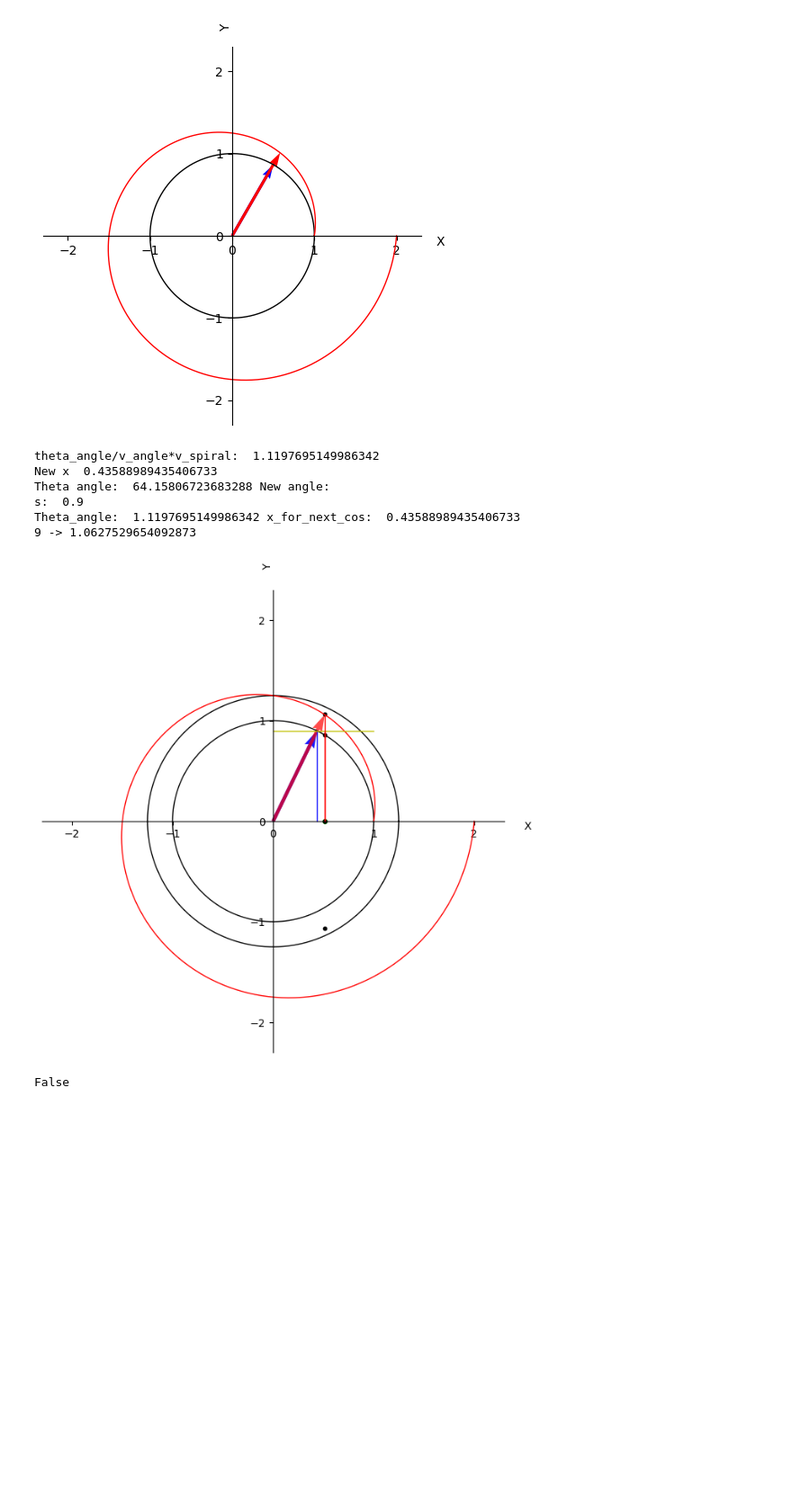
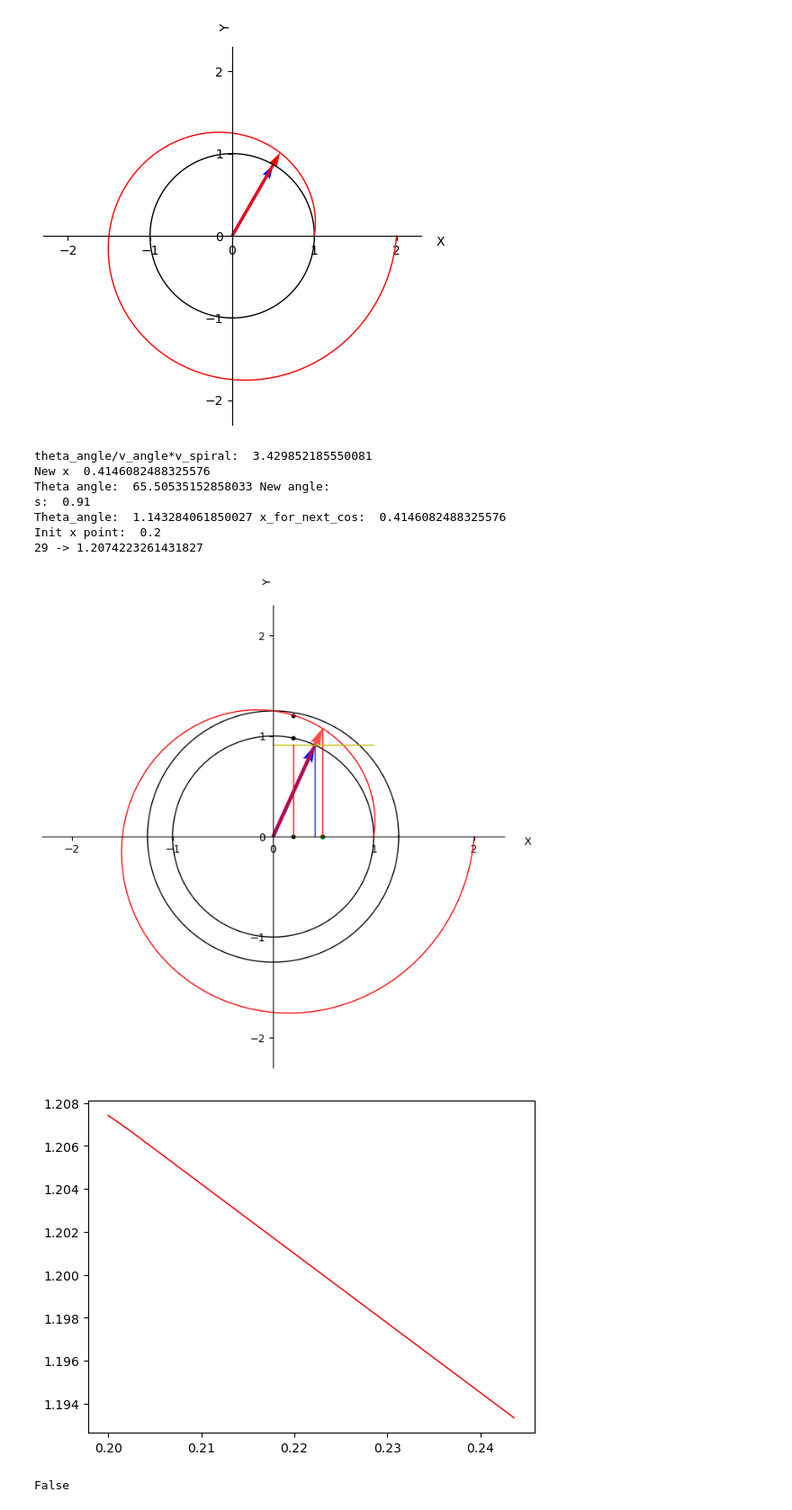
Before and after one commit to Kiril-Lazarov/Intersection-points-between-a-line-and-a-spiral, a Jupyter notebook: Intersection between a line and a spiral.ipynb, the cells around one changed output. Shown at 90% size. Saved outputs shown, nothing was run; the diff lists cells and outputs as text; code cells hidden in the pictures; blank space fills up the shorter version.

Commit message:
Add calculation for new_x in increase_y and rename this function to increas_x_y

```diff
--- a/Intersection between a line and a spiral.ipynb
+++ b/Intersection between a line and a spiral.ipynb
@@ -441,10 +441,11 @@ def calc_new_x_y_and_angle(x_length,unit_vec, spiral_vector_velocity, angle_velo
 
     return new_x, new_y, new_angle, curr_y,addition_vec_length, true_x, streched_vector,vectors_diff
 # %%
-def increase_y(x,y, angle_velocity):
+def increase_x_y(x,y, angle_velocity):
     angle = np.arctan(y/x)
     spiral_y = np.sin(angle)+(angle*angle_velocity) * np.sin(angle)
-    return spiral_y
+    spiral_x = np.cos(angle)+(angle*angle_velocity) * np.cos(angle)
+    return spiral_x, spiral_y
 # %%
 create_field((10,10), (-2.3,2.3), (-2.3,2.3))
 x_circle = np.cos(angles)
@@ -454,9 +455,9 @@ y_circle = np.sin(angles)
 
 angles = np.linspace(0, 2 * np.pi, 500)
 unit_vec = 1
-s = 0.9* unit_vec
+s = 0.91* unit_vec
 v_angle = 1/(2* np.pi)
-v_spiral = 1/(2*np.pi)
+v_spiral = 3/(2*np.pi)
 theta_angle = np.arcsin(s)
 # S = s + (theta_angle / v_angle) * v_spiral * np.sin(theta_angle)
 
@@ -514,7 +515,7 @@ plt.plot([0,1], [np.sin(theta_angle),np.sin(theta_angle)], color='y', linewidth
 
 
 # Green dot
-plt.scatter(np.cos(theta_angle)+(theta_angle*angle_velocity) * np.cos(theta_angle), 0, color = 'green', s = 15)
+plt.scatter(np.cos(theta_angle)+(theta_angle*angle_velocity)* np.cos(theta_angle), 0, color = 'green', s = 15)
 
 # unit vector
 plt.quiver(0, 0, np.cos(theta_angle), np.sin(theta_angle), angles = "xy", scale_units = "xy",
@@ -534,9 +535,7 @@ print('s: ', s)
 x_for_next_cos = np.cos(np.arcsin(s))
 print('Theta_angle: ', theta_angle, 'x_for_next_cos: ', x_for_next_cos)
 
-'''
- return new_x, new_y, new_angle, curr_y,addition_vec_length, true_x, streched_vector
-'''
+
 
 
 
@@ -565,48 +564,56 @@ assimptote = max(new_xes_math_sequence)
 # plt.quiver(0, 0, assimptote, s, angles = "xy", scale_units = "xy",
 #            scale = 1, linewidth = 0.01, color = 'orange', alpha =0.7)
 
-x_point = 0.51
+x_point = 0.2
+print('Init x point: ', x_point)
 
 plt.scatter(x_point, 0, color = 'black', s = 10)
 # plt.scatter(x_point,np.sqrt(1 - x_point**2) * 1.25, color = 'black', s = 10)
 
 plt.plot([x_point,x_point], [0, s],linewidth = 1, linestyle = '-', color='red' )
 plt.scatter(x_point, np.sqrt(1 - x_point**2), color = 'black', s = 10)
 y_base = np.sqrt(1 - x_point**2)
 
-count_iter = 10
+count_iter = 30
+
+x_y_list = []
 
 for i in range(count_iter):
     if i == count_iter-1:
         print(i, '->', y_base)
         plt.scatter(x_point,new_y, color = 'black', s = 10)
-        plt.scatter(x_point,-new_y, color = 'black', s = 10)
 
-    new_y = increase_y(x_point,y_base, v_angle)
-
+    new_x, new_y = increase_x_y(x_point,y_base, v_angle)
+    # print('Tan new_y/(new_x - x)', new_y/(new_x - x_point))
+    x_y_list.append([new_x, new_y])
+    # print('New x: ', new_x, 'New y: ', new_y, 'Tangens y/x: ', new_y/ new_x)
     y_base = new_y
 
 plt.show()
 # create_field((10,10), (-1.3,1.3), (-1.3,1.3))
 # x_y_angles = np.array(x_y_angles)
 # # plt.plot(x_y_angles[:,3], x_y_angles[:,1],linewidth = 1, linestyle = '-')
 # # plt.plot(abs(x_y_angles[:,1] - x_y_angles[:,3]), x_y_angles[:,3], color = 'red', linewidth = 1, linestyle = '-')
-# plt.plot(x_y_angles[:,1],abs(x_y_angles[:,1] - x_y_angles[:,4]), color='red', linewidth = 1, linestyle = '-')
+
+x_y_list = np.array(x_y_list)
+plt.plot(x_y_list[:,0],x_y_list[:,1], color='red', linewidth = 1, linestyle = '-')
 # plt.plot(range(len(new_xes_math_sequence)), new_xes_math_sequence, linewidth = 1, linestyle = '-')
 
 
 
 
 # # print('Max: ', assimptote)
-# plt.show()
+plt.show()
 # %% [output]
-theta_angle/v_angle*v_spiral:  1.1197695149986342
-New x  0.43588989435406733
-Theta angle:  64.15806723683288 New angle:
-s:  0.9
-Theta_angle:  1.1197695149986342 x_for_next_cos:  0.43588989435406733
-9 -> 1.0627529654092873
+theta_angle/v_angle*v_spiral:  3.429852185550081
+New x  0.4146082488325576
+Theta angle:  65.50535152858033 New angle:
+s:  0.91
+Theta_angle:  1.143284061850027 x_for_next_cos:  0.4146082488325576
+Init x point:  0.2
+29 -> 1.2074223261431827
-[figure, old version]
+[figure, new version]
+[figure, added]
 # %%
 0.7469650983469667 == 0.7469270558198066
 # %% [output]
```
